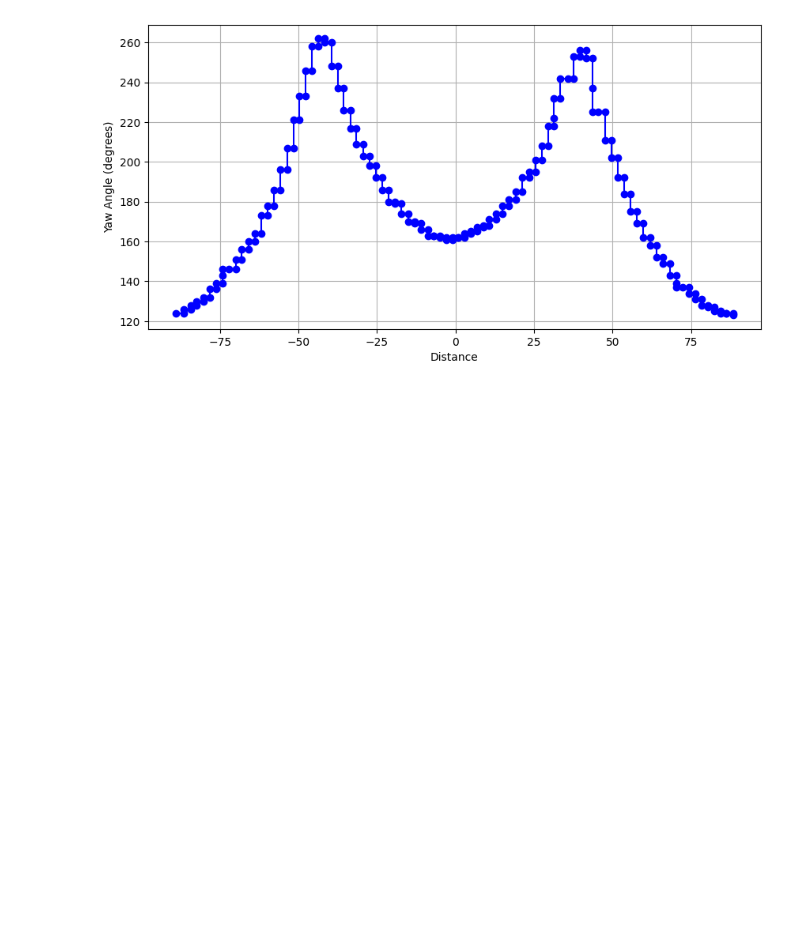
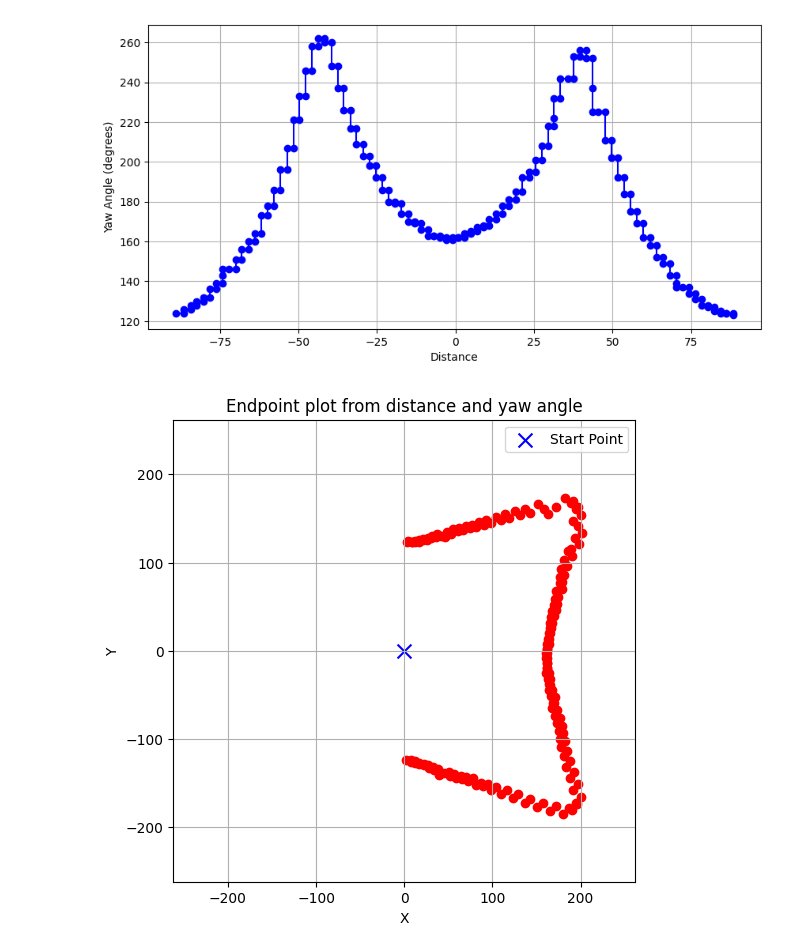
Before and after one commit to IntelligenceSupphawit/Robomaster_AJ_Rattachai_02, a Jupyter notebook: plot.ipynb, the cells around one changed output. Cells and saved outputs as stored; diff of their text form; code cells hidden in the pictures; blank space fills up the shorter version.

```diff
--- a/plot.ipynb
+++ b/plot.ipynb
@@ -15,3 +15,39 @@ plt.grid(True)
 plt.show()
 # %% [output]
 [figure]
+# %%
+import numpy as np
+import pandas as pd
+import matplotlib.pyplot as plt
+
+data = pd.read_csv("Data.csv")
+# ข้อมูลเซนเซอร์: ระยะทางและมุม yaw (ในองศา)
+distance = data["distance"]
+yaw_angle = data["yaw_angle"]
+
+# แปลงมุมเป็นเรเดียน
+yaw_angle = np.deg2rad(yaw_angle)
+
+# คำนวณพิกัด x, y ของปลายเวกเตอร์
+x = np.cos(yaw_angle) * distance
+y = np.sin(yaw_angle) * distance
+
+# วาดจุดปลายเวกเตอร์
+plt.figure(figsize=(6,6))
+plt.scatter(x, y, color='red', marker='o') # ใช้ scatter เพื่อแสดงจุดปลาย
+
+plt.xlim(-max(distance), max(distance))
+plt.ylim(-max(distance), max(distance))
+plt.xlabel('X')
+plt.ylabel('Y')
+plt.title('Endpoint plot from distance and yaw angle')
+plt.grid(True)
+plt.gca().set_aspect('equal', adjustable='box')
+
+# เพิ่มจุดเริ่มต้น (0,0) เพื่อให้เห็นจุดอ้างอิง
+plt.scatter(0, 0, color='blue', marker='x', s=100, label='Start Point')
+plt.legend()
+
+plt.show()
+# %% [output]
+[figure, added]
```
Also changed, not shown: parts of 1 cell of this notebook, 2 other files.
